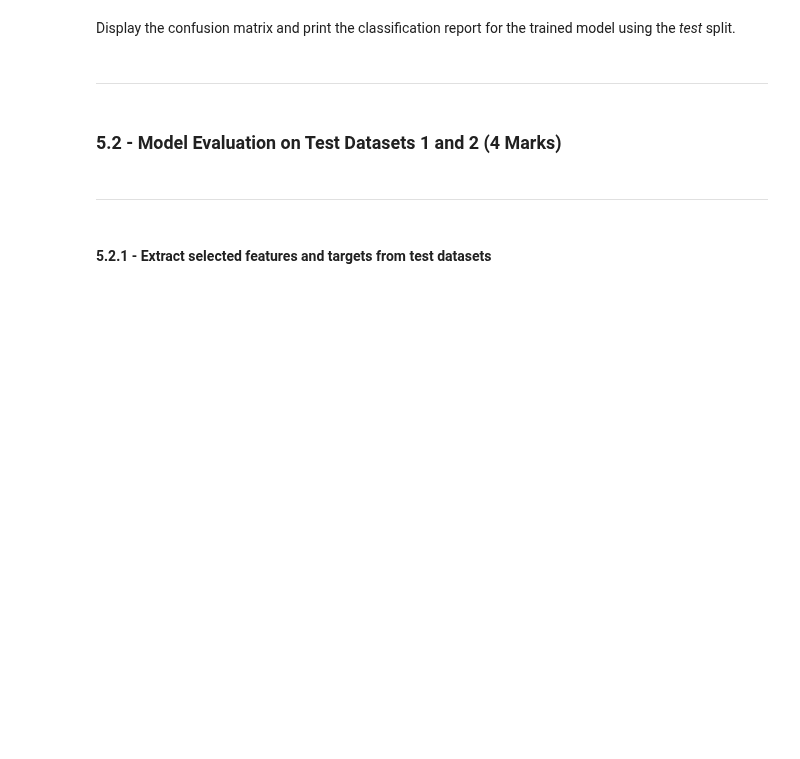
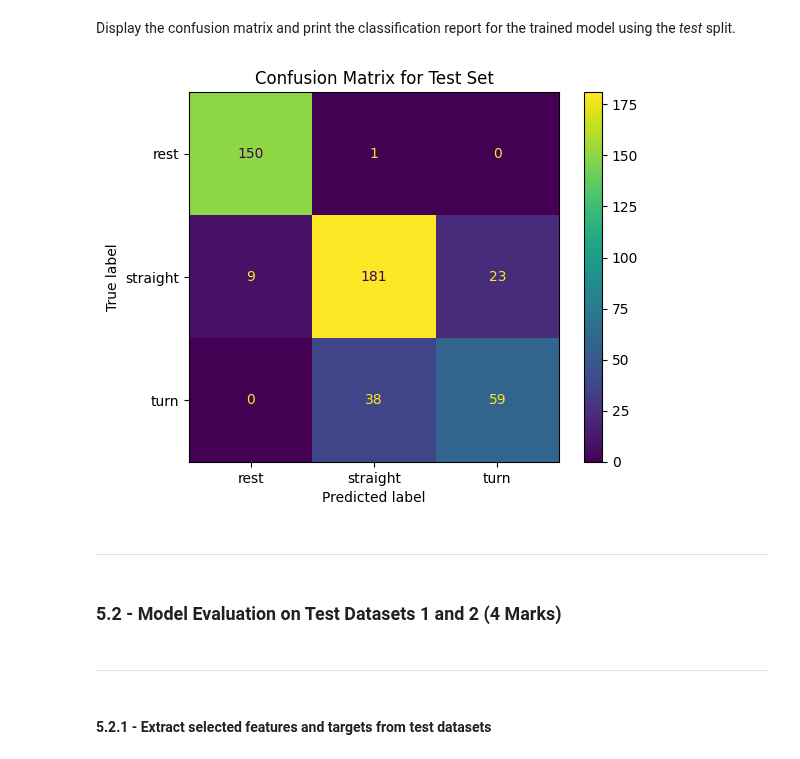
Before and after one commit to SoroushSoleymani/engg680_2024_fall, a Jupyter notebook: Lab_Assignment4/Vehicle_Motion_State_Classification.ipynb, the cells around one changed output. Saved outputs shown, nothing was run; the diff lists cells and outputs as text; code cells hidden in the pictures; blank space fills up the shorter version.

```diff
--- a/Lab_Assignment4/Vehicle_Motion_State_Classification.ipynb
+++ b/Lab_Assignment4/Vehicle_Motion_State_Classification.ipynb
@@ -1106,3 +1110,4 @@ X.head(2)
 # %%
 # TODO - Load motion_state column (target vector) into y
-# y =
+y = cv_set['motion_state']
+y.head(2)
@@ -1127,3 +1134,24 @@ Similar to the steps from **1.2.2** and perform model training and tuning using
+# %%
+# Perform any missing imports
+from sklearn.pipeline import Pipeline
+from sklearn.preprocessing import StandardScaler
+from sklearn.ensemble import RandomForestClassifier
+from sklearn.model_selection import GridSearchCV
+# TODO - Initiate the pipeline
+# (1 mark)
+pipe = Pipeline([
+    ('scaler', StandardScaler()),  # Scaling the features before applying classifier
+    ('classifier', RandomForestClassifier(random_state=42))  # Random Forest Classifier as the model
+])
+# %%
+# TODO - Define the parameter grid for your model
+# (3 marks)
+param_grid = {
+    'classifier__n_estimators': [50, 100, 150],   # Number of trees in the forest
+    'classifier__max_depth': [None, 10, 20, 30],  # Maximum depth of each tree
+    'classifier__min_samples_split': [2, 5, 10],  # Minimum number of samples required to split a node
+    'classifier__min_samples_leaf': [1, 2, 4]     # Minimum number of samples required to be a leaf node
+}
 # %%
 # TODO - Perform the grid search
 grid = GridSearchCV(pipe, param_grid, cv=5, scoring='accuracy', return_train_score=True)
@@ -1147,0 +1179,18 @@ Print the results from the grid search. The following outputs must be printed.
+# %%
+# TODO: Print the results from the grid search
+# Print the best parameter set found by GridSearchCV
+print("Best parameters found by grid search:\n{}\n".format(grid.best_params_))
+
+# Print the best cross-validation training score
+print("Best cross-validation train score: {:.2f}".format(grid.best_score_))
+
+# Evaluate the model on the test set to find the test set accuracy
+test_set_accuracy = grid.score(X_test, y_test)
+print("Test set score: {:.2f}".format(test_set_accuracy))
+
+# Print the classification report and confusion matrix for the best estimator
+from sklearn.metrics import classification_report, ConfusionMatrixDisplay
+
+y_test_pred = grid.predict(X_test)
+print("\nClassification Report for Test Set:")
+print(classification_report(y_test, y_test_pred))
@@ -1149,6 +1215,11 @@ Print the results from the grid search. The following outputs must be printed.
 Display the confusion matrix and print the classification report for the trained model using the *test* split.
 # %%
 # TODO - Display confusion matrix and print classification report
+ConfusionMatrixDisplay.from_predictions(y_test, y_test_pred)
+plt.title("Confusion Matrix for Test Set")
+plt.show()
+# %% [output]
+[figure, added]
 # %% [markdown]
 ___
 # %% [markdown]
```
Also changed, not shown: parts of 17 cells of this notebook.
